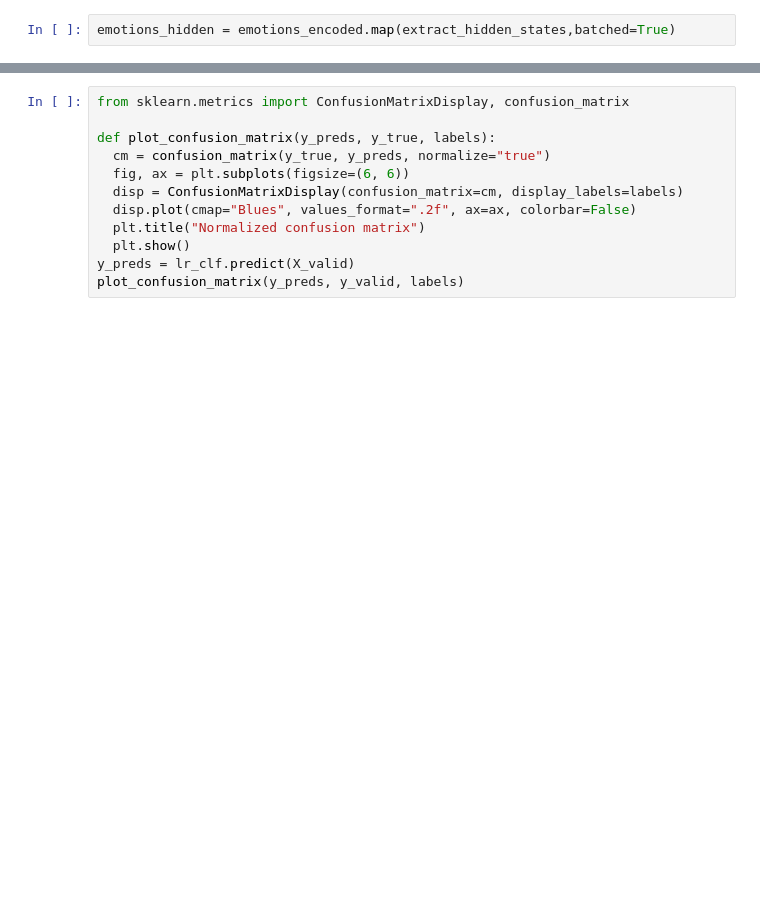
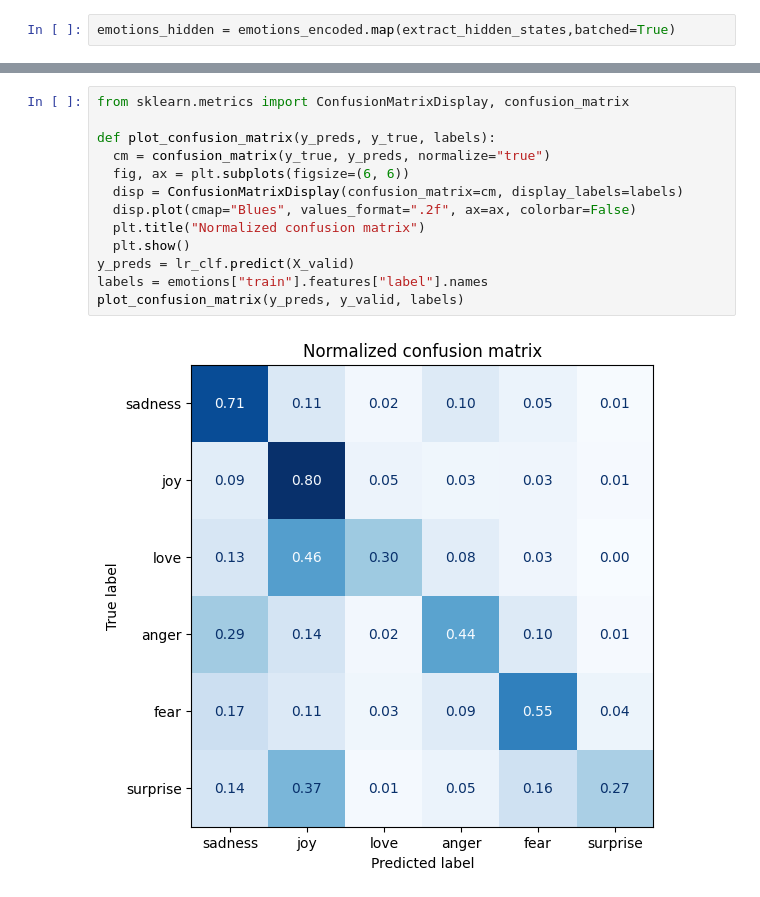
Before and after one commit to Hassan6678/Machine-Learning, a Jupyter notebook: Sentiment_analysis.ipynb, the cells around one changed output, grey strips where cells are left out. Saved outputs shown, nothing was run; the diff lists cells and outputs as text; blank space fills up the shorter version.

```diff
--- a/Sentiment_analysis.ipynb
+++ b/Sentiment_analysis.ipynb
@@ -225,12 +231,15 @@ dummy_clf.score(X_valid, y_valid)
 # %%
 from sklearn.metrics import ConfusionMatrixDisplay, confusion_matrix
 
 def plot_confusion_matrix(y_preds, y_true, labels):
   cm = confusion_matrix(y_true, y_preds, normalize="true")
   fig, ax = plt.subplots(figsize=(6, 6))
   disp = ConfusionMatrixDisplay(confusion_matrix=cm, display_labels=labels)
   disp.plot(cmap="Blues", values_format=".2f", ax=ax, colorbar=False)
   plt.title("Normalized confusion matrix")
   plt.show()
 y_preds = lr_clf.predict(X_valid)
+labels = emotions["train"].features["label"].names
 plot_confusion_matrix(y_preds, y_valid, labels)
+# %% [output]
+[figure, added]
```
Also changed, not shown: parts of 3 cells of this notebook.
